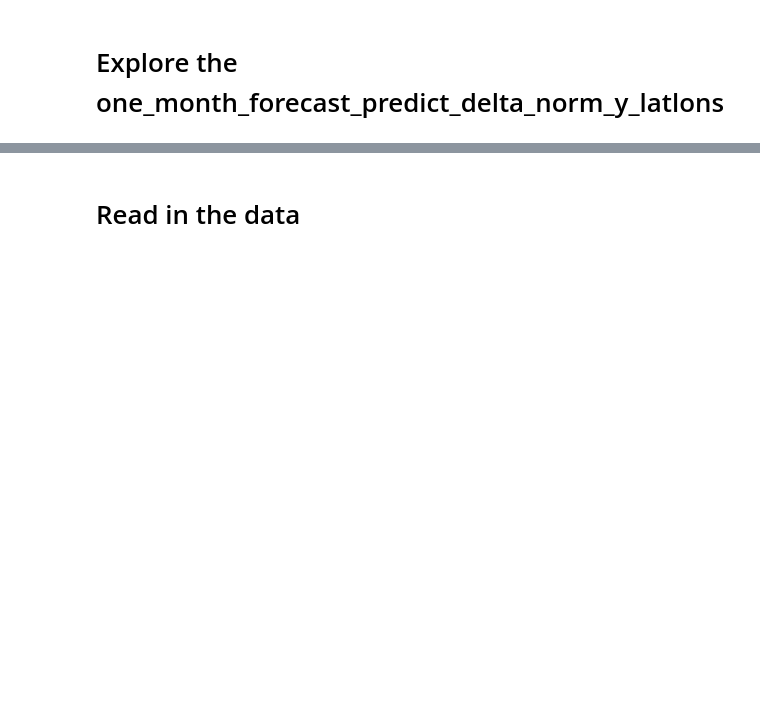
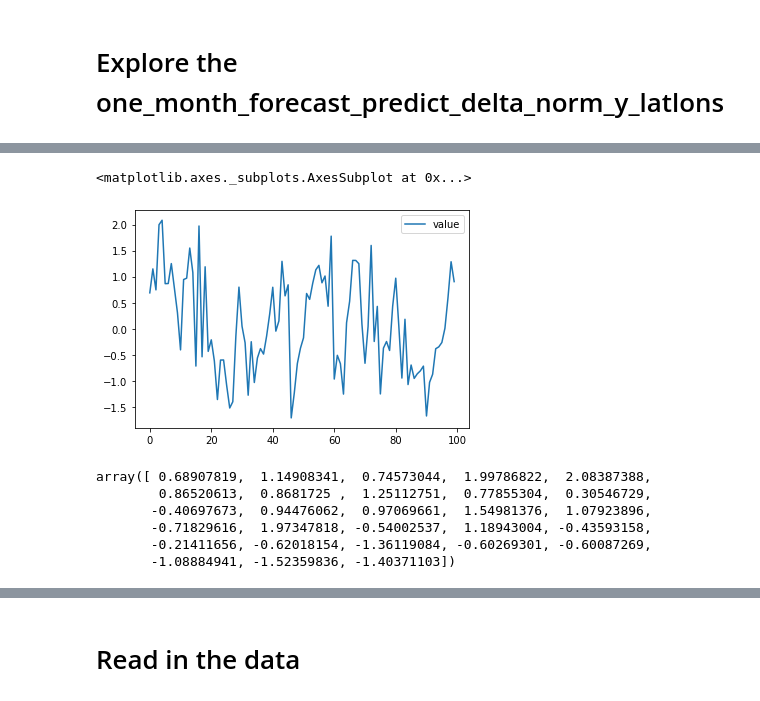
Before and after one commit to ECMWFCode4Earth/ml_drought, a Jupyter notebook: notebooks/draft/30_tl_ccai_iclr.ipynb, the cells around one changed output, grey strips where cells are left out. Cells and saved outputs as stored; diff of their text form; code cells hidden in the pictures; blank space fills up the shorter version.

```diff
--- a/notebooks/draft/30_tl_ccai_iclr.ipynb
+++ b/notebooks/draft/30_tl_ccai_iclr.ipynb
@@ -35,3 +48,41 @@ from src.utils import drop_nans_and_flatten
 
 from src.analysis import read_train_data, read_test_data, read_pred_data
 from src.utils import get_ds_mask
+# %%
+import numpy as np
+
+def sample_signal(n_samples, corr, mu=0, sigma=1):
+    assert 0 < corr < 1, "Auto-correlation must be between 0 and 1"
+
+    # Find out the offset `c` and the std of the white noise `sigma_e`
+    # that produce a signal with the desired mean and variance.
+    # See https://en.wikipedia.org/wiki/Autoregressive_model
+    # under section "Example: An AR(1) process".
+    c = mu * (1 - corr)
+    sigma_e = np.sqrt((sigma ** 2) * (1 - corr ** 2))
+
+    # Sample the auto-regressive process.
+    signal = [c + np.random.normal(0, sigma_e)]
+    for _ in range(1, n_samples):
+        signal.append(c + corr * signal[-1] + np.random.normal(0, sigma_e))
+
+    return np.array(signal)
+
+def compute_corr_lag_1(signal):
+    return np.corrcoef(signal[:-1], signal[1:])[0][1]
+# %%
+signal = sample_signal(100, 0.6)
+d = pd.DataFrame({'value': signal}, index=np.arange(len(signal)))
+d.plot()
+# %% [output]
+<matplotlib.axes._subplots.AxesSubplot at 0x...>
+[figure, added]
+# %%
+d.loc[0:27].values.flatten()
+# %% [output]
+array([ 0.68907819,  1.14908341,  0.74573044,  1.99786822,  2.08387388,
+        0.86520613,  0.8681725 ,  1.25112751,  0.77855304,  0.30546729,
+       -0.40697673,  0.94476062,  0.97069661,  1.54981376,  1.07923896,
+       -0.71829616,  1.97347818, -0.54002537,  1.18943004, -0.43593158,
+       -0.21411656, -0.62018154, -1.36119084, -0.60269301, -0.60087269,
+       -1.08884941, -1.52359836, -1.40371103])
```
Also changed, not shown: parts of 6 cells of this notebook, 2 other files.
